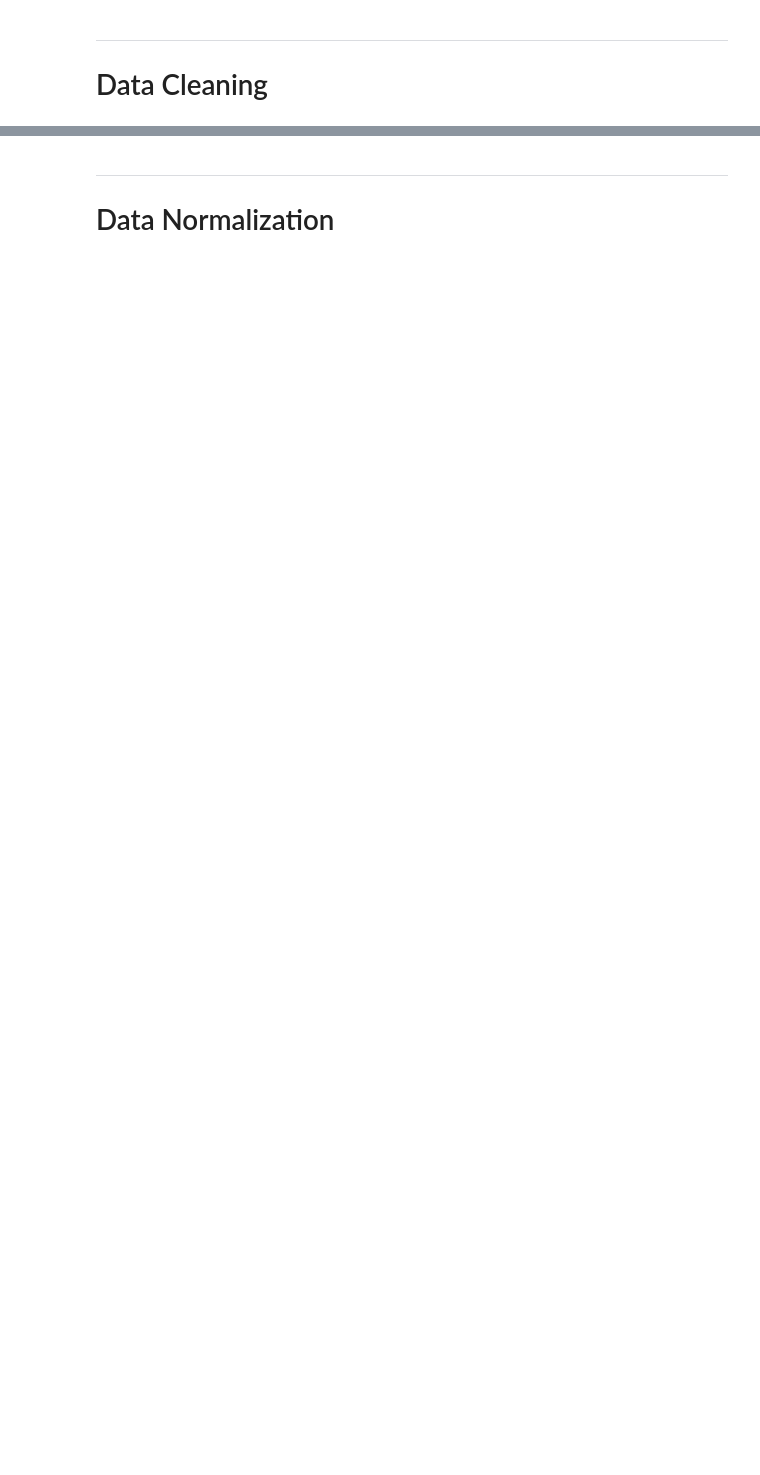
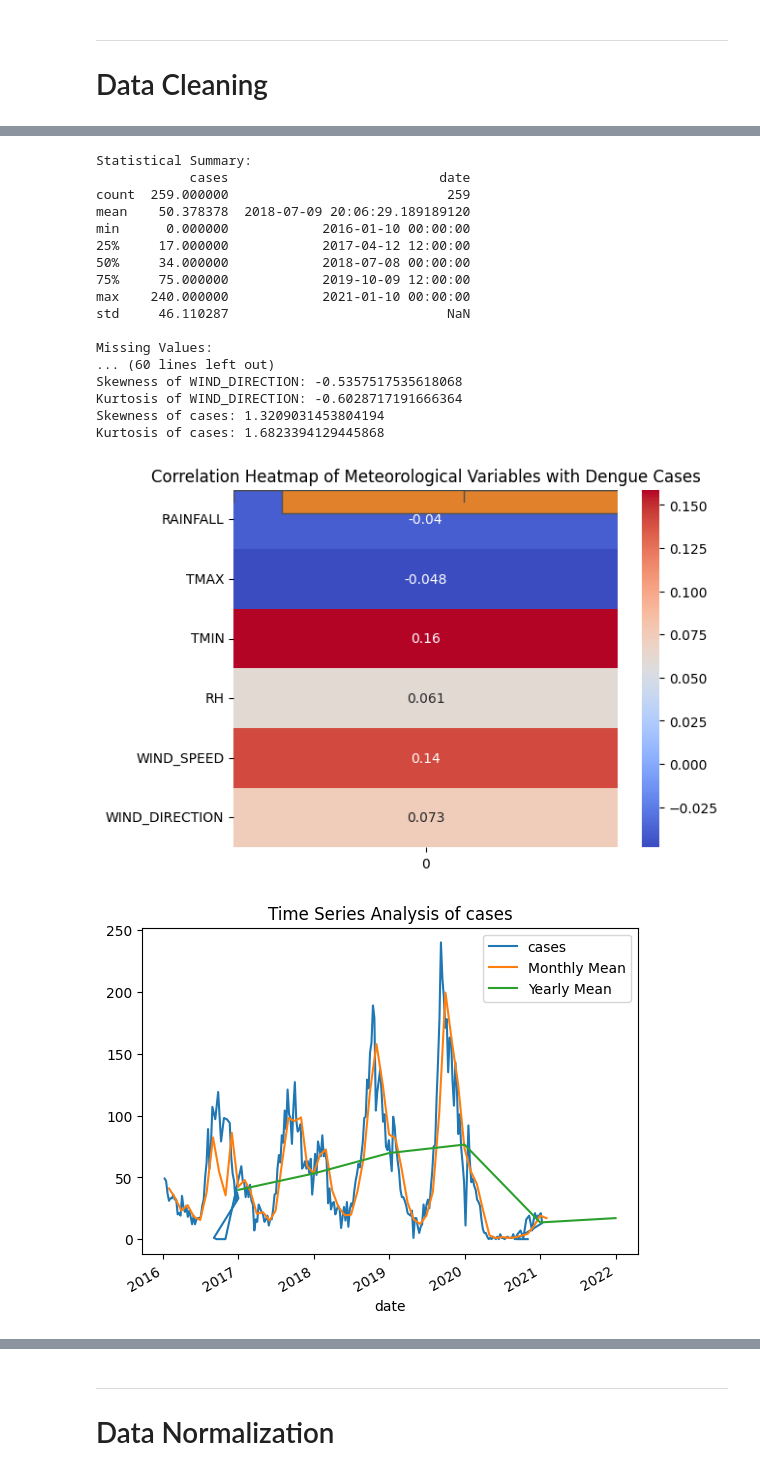
Before and after one commit to jjelleazarr/FOMaC-Autoformer, a Jupyter notebook: Data Preprocessing/Preprocessing.ipynb, the cells around one changed output, grey strips where cells are left out. Saved outputs shown, nothing was run; the diff lists cells and outputs as text; code cells hidden in the pictures; blank space fills up the shorter version.

```diff
--- a/Data Preprocessing/Preprocessing.ipynb
+++ b/Data Preprocessing/Preprocessing.ipynb
@@ -19,0 +360,53 @@ We will implement the following data preprocessing: Data Integration/Alignment,
+# %%
+# Final Cleaned Datasets
+d_data = d_data_cleaned
+m_data = m_weekly_df
+
+# EDA on Cleaned Datasets
+# Statistical summaries
+statistical_summaries(d_data)
+statistical_summaries(m_data)
+
+# Distribution analysis for all variables
+distribution_analysis(m_data, 'RAINFALL')
+distribution_analysis(m_data, 'TMAX')
+distribution_analysis(m_data, 'TMIN')
+distribution_analysis(m_data, 'RH')
+distribution_analysis(m_data, 'WIND_SPEED')
+distribution_analysis(m_data, 'WIND_DIRECTION')
+distribution_analysis(d_data, 'cases')
+
+# Correlation analysis
+correlation_analysis(m_data_cleaned, d_data['cases'])
+
+# Time series analysis
+time_series_analysis(d_data, 'date', 'cases')
+
+# Outlier detection
+outlier_detection(m_data, 'RAINFALL')
+outlier_detection(m_data, 'TMAX')
+outlier_detection(m_data, 'TMIN')
+outlier_detection(m_data, 'RH')
+outlier_detection(m_data, 'WIND_SPEED')
+outlier_detection(m_data, 'WIND_DIRECTION')
+outlier_detection(d_data, 'cases')
+# %% [output]
+Statistical Summary:
+            cases                           date
+count  259.000000                            259
+mean    50.378378  2018-07-09 20:06:29.189189120
+min      0.000000            2016-01-10 00:00:00
+25%     17.000000            2017-04-12 12:00:00
+50%     34.000000            2018-07-08 00:00:00
+75%     75.000000            2019-10-09 12:00:00
+max    240.000000            2021-01-10 00:00:00
+std     46.110287                            NaN
+
+Missing Values:
+... (60 lines left out)
+Skewness of WIND_DIRECTION: -0.5357517535618068
+Kurtosis of WIND_DIRECTION: -0.6028717191666364
+Skewness of cases: 1.3209031453804194
+Kurtosis of cases: 1.6823394129445868
+[figure, added]
+[figure, added]
```
Also changed, not shown: parts of 14 cells of this notebook, 7 other files.
